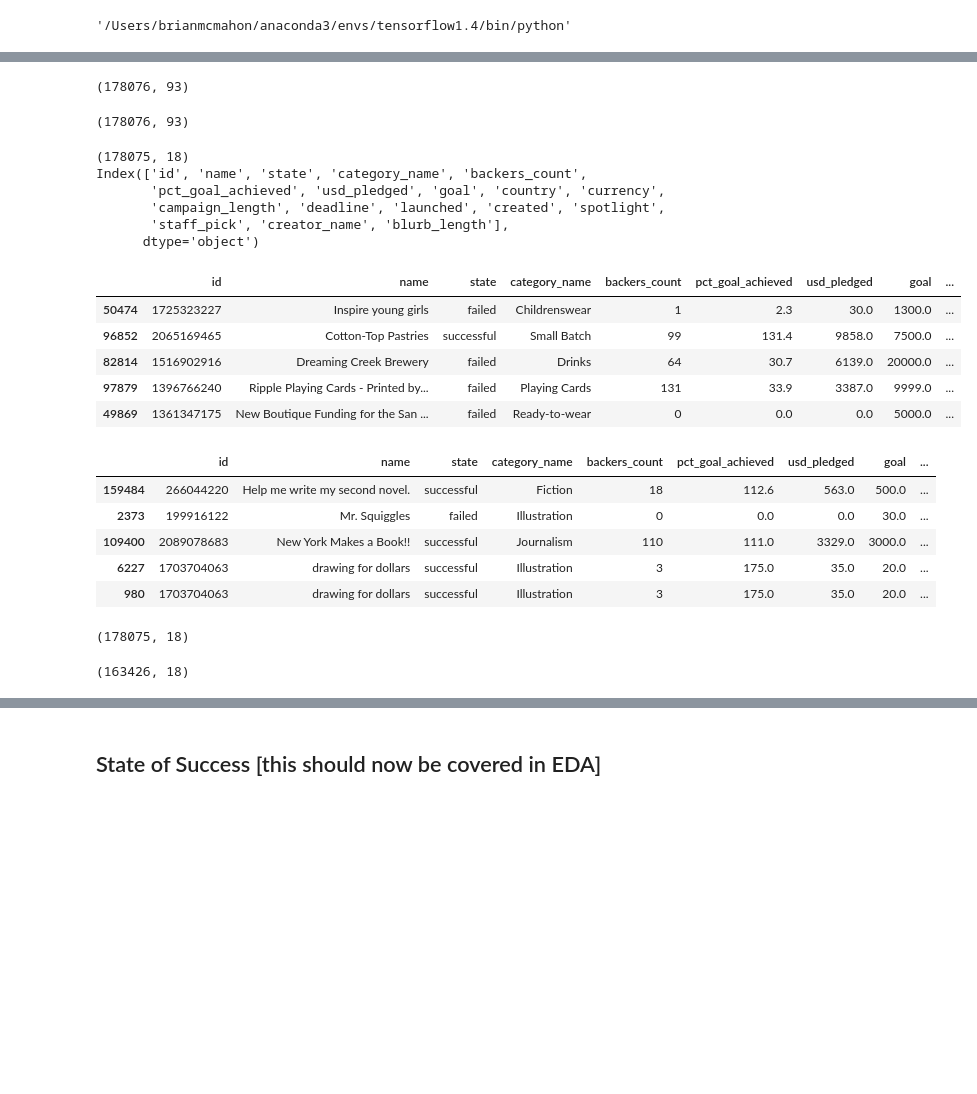
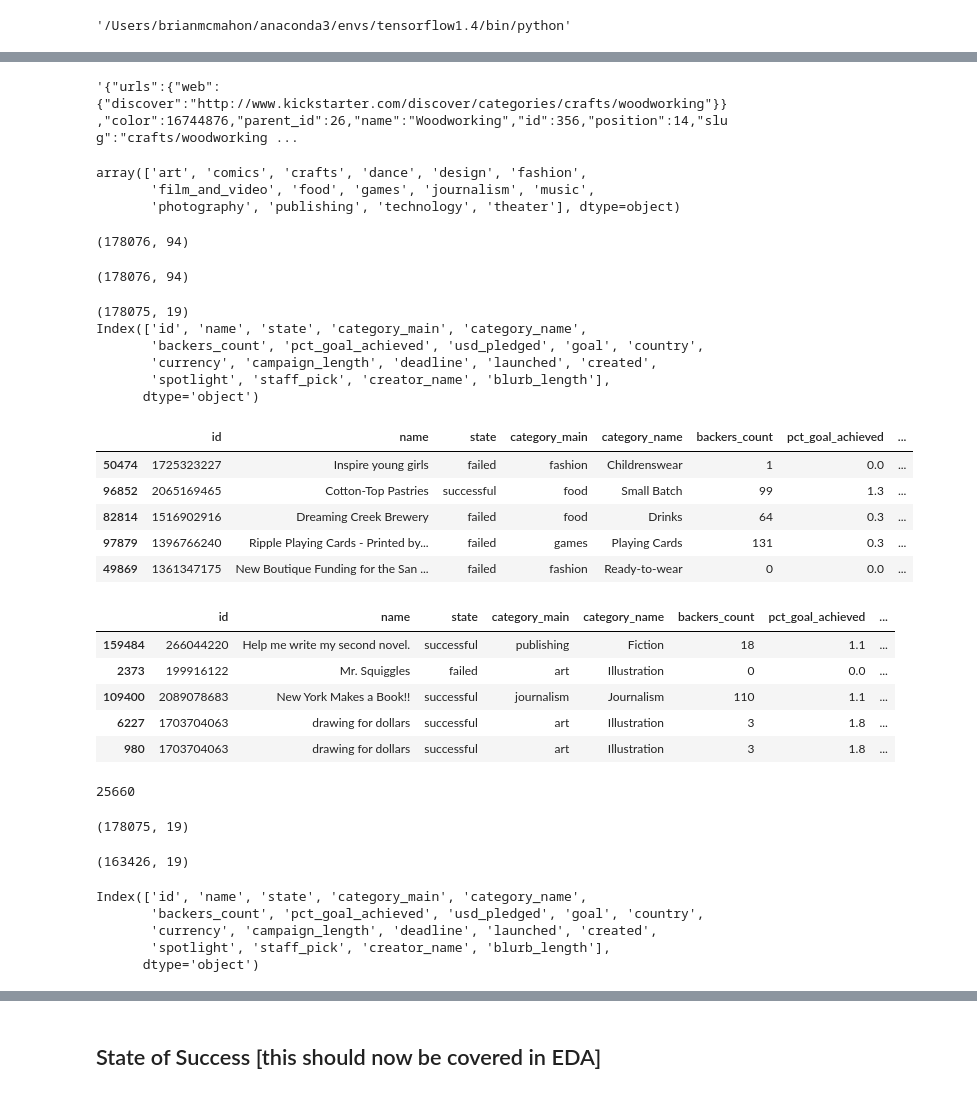
Before and after one commit to cipher813/McMahon_Metis, a Jupyter notebook: Project_3/3_Kickstarter_Export_to_SQL-DS2.ipynb, the cells around one changed output, grey strips where cells are left out. Drawn from its saved outputs; the diff is of its cells as text; code cells hidden in the pictures; blank space fills up the shorter version.

```diff
--- a/Project_3/3_Kickstarter_Export_to_SQL-DS2.ipynb
+++ b/Project_3/3_Kickstarter_Export_to_SQL-DS2.ipynb
@@ -95,0 +85,4 @@ Index(['001', '002', '003', '004', '005', '006', '007', '008', '009', '010',
+# %%
+df['category'].iloc[30000]
+# %% [output]
+'{"urls":{"web":{"discover":"http://www.kickstarter.com/discover/categories/crafts/woodworking"}},"color":16744876,"parent_id":26,"name":"Woodworking","id":356,"position":14,"slug":"crafts/woodworking ...
@@ -96 +91,12 @@ Index(['001', '002', '003', '004', '005', '006', '007', '008', '009', '010',
+# %%
+# import re
+
+df['category_main'] = [json.loads(x)['urls']['web']['discover'][:].split('/')[5] for x in df['category']]
+df['category_main'] = df['category_main'].replace({'film%20&%20video': 'film_and_video'})
+# rx = re.compile()
+df['category_main'].unique()
+# %% [output]
+array(['art', 'comics', 'crafts', 'dance', 'design', 'fashion',
+       'film_and_video', 'food', 'games', 'journalism', 'music',
+       'photography', 'publishing', 'technology', 'theater'], dtype=object)
 # %%
@@ -125,42 +129,46 @@ df.staff_pick = df.staff_pick.astype(int)
 
 df['campaign_length'] = (df['deadline'] - df['launched']).apply(to_str)
 
-df['pct_goal_achieved'] = round((df['usd_pledged'] / df['goal'])*100,1)
+df['pct_goal_achieved'] = round((df['usd_pledged'] / df['goal']),1)
 df.shape
 # %% [output]
-(178076, 93)
+(178076, 94)
 # %%
 
 df = df.sort_values(['deadline'], ascending=[False])
 df.shape
 # %% [output]
-(178076, 93)
+(178076, 94)
 # %%
-df = df[['id','name','state','category_name','backers_count','pct_goal_achieved','usd_pledged','goal','country','currency','campaign_length',
+df = df[['id','name','state','category_main','category_name','backers_count','pct_goal_achieved','usd_pledged','goal','country','currency','campaign_length',
          'deadline','launched','created','spotlight','staff_pick','creator_name','blurb_length']]
 df = df.dropna()
 print(df.shape)
 print(df.columns)
 df.head()
 # %% [output]
-(178075, 18)
-Index(['id', 'name', 'state', 'category_name', 'backers_count',
-       'pct_goal_achieved', 'usd_pledged', 'goal', 'country', 'currency',
-       'campaign_length', 'deadline', 'launched', 'created', 'spotlight',
-       'staff_pick', 'creator_name', 'blurb_length'],
+(178075, 19)
+Index(['id', 'name', 'state', 'category_main', 'category_name',
+       'backers_count', 'pct_goal_achieved', 'usd_pledged', 'goal', 'country',
+       'currency', 'campaign_length', 'deadline', 'launched', 'created',
+       'spotlight', 'staff_pick', 'creator_name', 'blurb_length'],
       dtype='object')
-|  | id | name | state | category_name | backers_count | pct_goal_achieved | usd_pledged | goal | ... |
-| 50474 | 1725323227 | Inspire young girls | failed | Childrenswear | 1 | 2.3 | 30.0 | 1300.0 | ... |
-| 96852 | 2065169465 | Cotton-Top Pastries | successful | Small Batch | 99 | 131.4 | 9858.0 | 7500.0 | ... |
-| 82814 | 1516902916 | Dreaming Creek Brewery | failed | Drinks | 64 | 30.7 | 6139.0 | 20000.0 | ... |
-| 97879 | 1396766240 | Ripple Playing Cards - Printed by... | failed | Playing Cards | 131 | 33.9 | 3387.0 | 9999.0 | ... |
-| 49869 | 1361347175 | New Boutique Funding for the San ... | failed | Ready-to-wear | 0 | 0.0 | 0.0 | 5000.0 | ... |
+|  | id | name | state | category_main | category_name | backers_count | pct_goal_achieved | ... |
+| 50474 | 1725323227 | Inspire young girls | failed | fashion | Childrenswear | 1 | 0.0 | ... |
+| 96852 | 2065169465 | Cotton-Top Pastries | successful | food | Small Batch | 99 | 1.3 | ... |
+| 82814 | 1516902916 | Dreaming Creek Brewery | failed | food | Drinks | 64 | 0.3 | ... |
+| 97879 | 1396766240 | Ripple Playing Cards - Printed by... | failed | games | Playing Cards | 131 | 0.3 | ... |
+| 49869 | 1361347175 | New Boutique Funding for the San ... | failed | fashion | Ready-to-wear | 0 | 0.0 | ... |
 # %%
 df.tail()
 # %% [output]
-|  | id | name | state | category_name | backers_count | pct_goal_achieved | usd_pledged | goal | ... |
-| 159484 | 266044220 | Help me write my second novel. | successful | Fiction | 18 | 112.6 | 563.0 | 500.0 | ... |
-| 2373 | 199916122 | Mr. Squiggles | failed | Illustration | 0 | 0.0 | 0.0 | 30.0 | ... |
-| 109400 | 2089078683 | New York Makes a Book!! | successful | Journalism | 110 | 111.0 | 3329.0 | 3000.0 | ... |
-| 6227 | 1703704063 | drawing for dollars | successful | Illustration | 3 | 175.0 | 35.0 | 20.0 | ... |
-| 980 | 1703704063 | drawing for dollars | successful | Illustration | 3 | 175.0 | 35.0 | 20.0 | ... |
+|  | id | name | state | category_main | category_name | backers_count | pct_goal_achieved | ... |
+| 159484 | 266044220 | Help me write my second novel. | successful | publishing | Fiction | 18 | 1.1 | ... |
+| 2373 | 199916122 | Mr. Squiggles | failed | art | Illustration | 0 | 0.0 | ... |
+| 109400 | 2089078683 | New York Makes a Book!! | successful | journalism | Journalism | 110 | 1.1 | ... |
+| 6227 | 1703704063 | drawing for dollars | successful | art | Illustration | 3 | 1.8 | ... |
+| 980 | 1703704063 | drawing for dollars | successful | art | Illustration | 3 | 1.8 | ... |
+# %%
+df.staff_pick.sum()
+# %% [output]
+25660
@@ -167,9 +177,9 @@ df.tail()
 # %%
 df.shape
 # %% [output]
-(178075, 18)
+(178075, 19)
 # %%
 df = df.drop_duplicates()
 df.shape
 # %% [output]
-(163426, 18)
+(163426, 19)
@@ -232,0 +186,8 @@ df.shape
+# %%
+df.columns
+# %% [output]
+Index(['id', 'name', 'state', 'category_main', 'category_name',
+       'backers_count', 'pct_goal_achieved', 'usd_pledged', 'goal', 'country',
+       'currency', 'campaign_length', 'deadline', 'launched', 'created',
+       'spotlight', 'staff_pick', 'creator_name', 'blurb_length'],
+      dtype='object')
```
Also changed, not shown: parts of 16 cells of this notebook, 8 other files.
